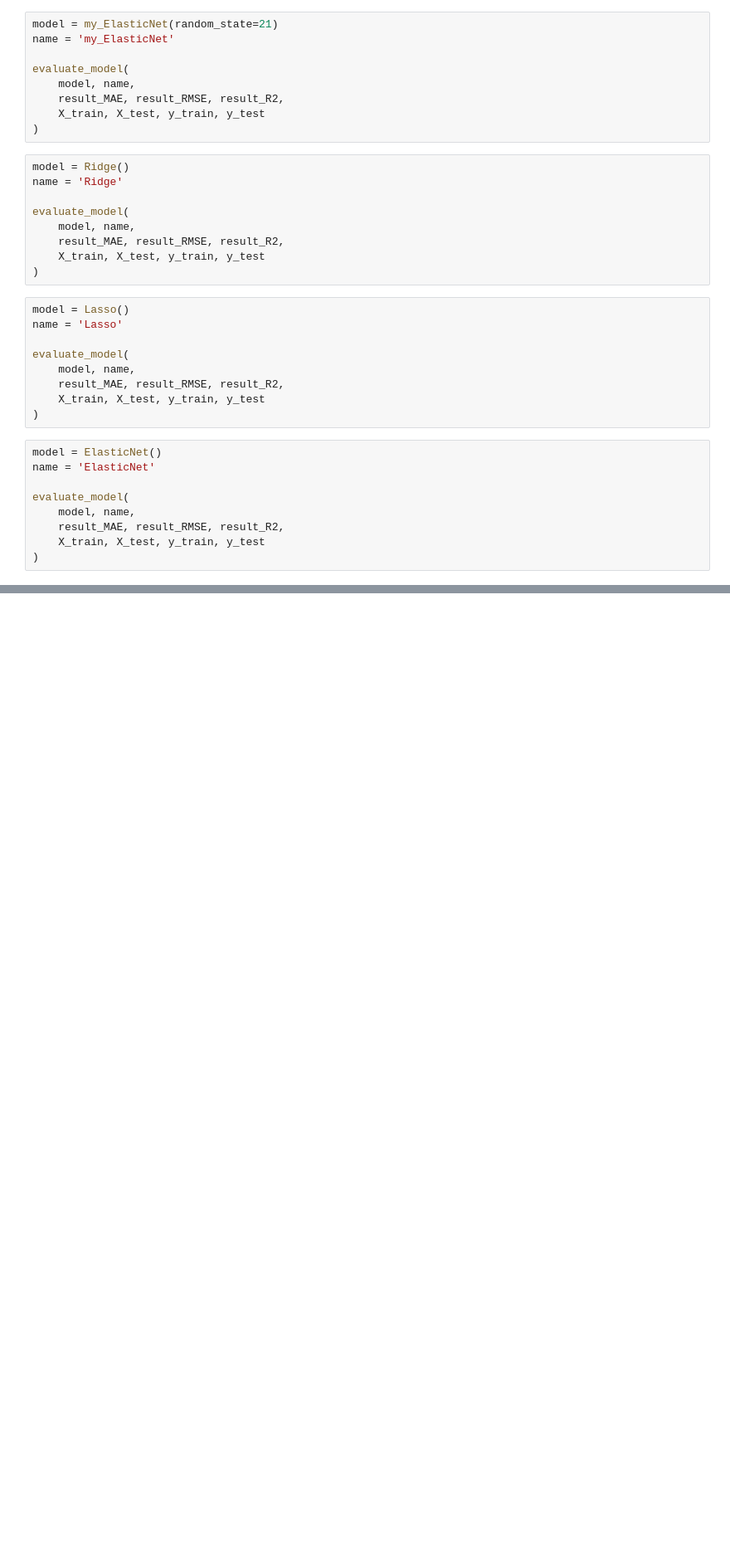
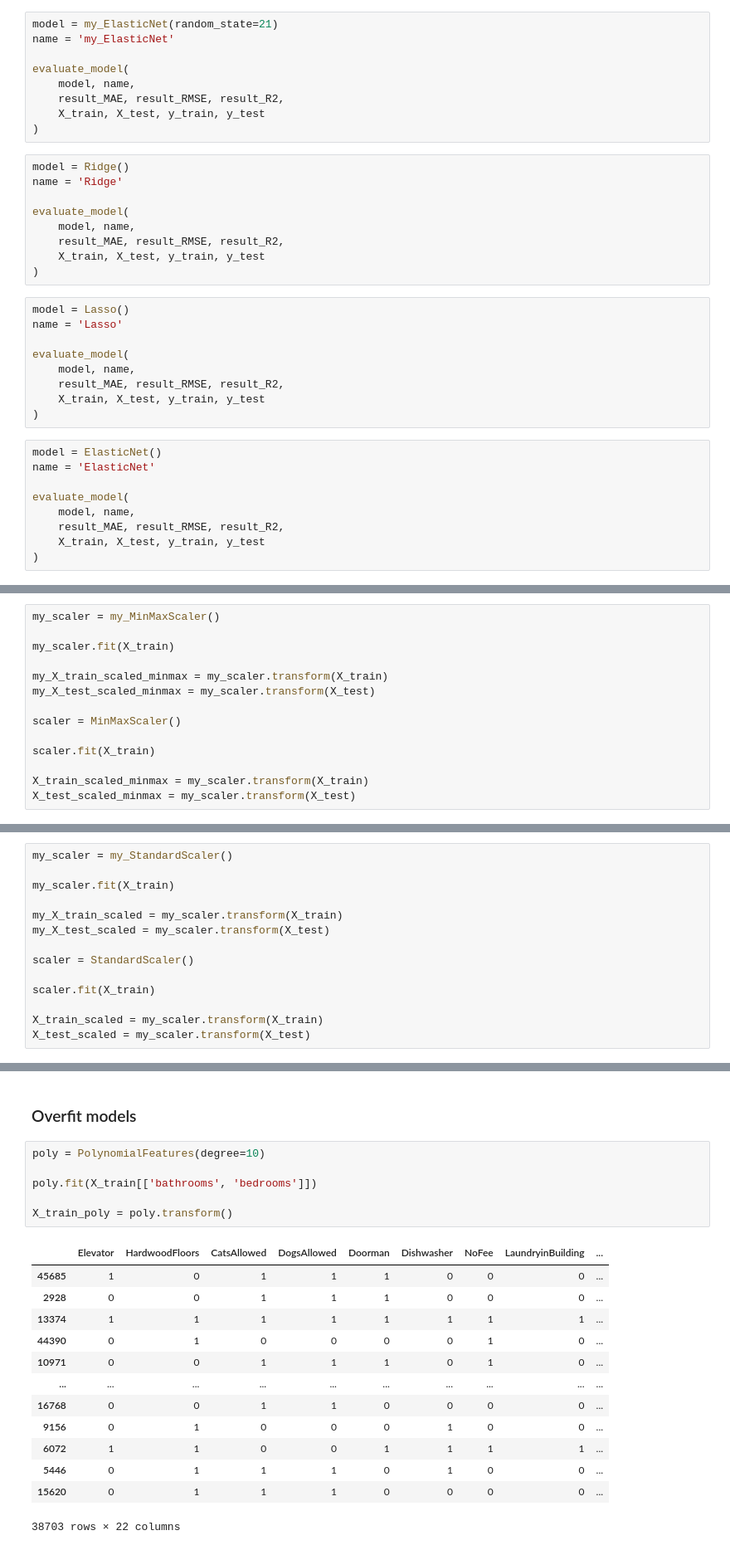
Before and after one commit to apkinalbert/school21_ML2_Supervised_learning, a Jupyter notebook: src/2_ml.ipynb, the cells around one changed output, grey strips where cells are left out. Shown at 83% size. Cells and saved outputs as stored; diff of their text form; blank space fills up the shorter version.

```diff
--- a/src/2_ml.ipynb
+++ b/src/2_ml.ipynb
@@ -292,0 +329,14 @@ result_R2
+# %%
+my_scaler = my_MinMaxScaler()
+
+my_scaler.fit(X_train)
+
+my_X_train_scaled_minmax = my_scaler.transform(X_train)
+my_X_test_scaled_minmax = my_scaler.transform(X_test)
+
+scaler = MinMaxScaler()
+
+scaler.fit(X_train)
+
+X_train_scaled_minmax = my_scaler.transform(X_train)
+X_test_scaled_minmax = my_scaler.transform(X_test)
@@ -292,0 +373,14 @@ result_R2
+# %%
+my_scaler = my_StandardScaler()
+
+my_scaler.fit(X_train)
+
+my_X_train_scaled = my_scaler.transform(X_train)
+my_X_test_scaled = my_scaler.transform(X_test)
+
+scaler = StandardScaler()
+
+scaler.fit(X_train)
+
+X_train_scaled = my_scaler.transform(X_train)
+X_test_scaled = my_scaler.transform(X_test)
@@ -292,0 +490,22 @@ result_R2
+# %% [markdown]
+### Overfit models
+# %%
+poly = PolynomialFeatures(degree=10)
+
+poly.fit(X_train[['bathrooms', 'bedrooms']])
+
+X_train_poly = poly.transform()
+# %% [output]
+|  | Elevator | HardwoodFloors | CatsAllowed | DogsAllowed | Doorman | Dishwasher | NoFee | LaundryinBuilding | ... |
+| 45685 | 1 | 0 | 1 | 1 | 1 | 0 | 0 | 0 | ... |
+| 2928 | 0 | 0 | 1 | 1 | 1 | 0 | 0 | 0 | ... |
+| 13374 | 1 | 1 | 1 | 1 | 1 | 1 | 1 | 1 | ... |
+| 44390 | 0 | 1 | 0 | 0 | 0 | 0 | 1 | 0 | ... |
+| 10971 | 0 | 0 | 1 | 1 | 1 | 0 | 1 | 0 | ... |
+| ... | ... | ... | ... | ... | ... | ... | ... | ... | ... |
+| 16768 | 0 | 0 | 1 | 1 | 0 | 0 | 0 | 0 | ... |
+| 9156 | 0 | 1 | 0 | 0 | 0 | 1 | 0 | 0 | ... |
+| 6072 | 1 | 1 | 0 | 0 | 1 | 1 | 1 | 1 | ... |
+| 5446 | 0 | 1 | 1 | 1 | 0 | 1 | 0 | 0 | ... |
+| 15620 | 0 | 1 | 1 | 1 | 0 | 0 | 0 | 0 | ... |
+38703 rows × 22 columns
```
Also changed, not shown: parts of 16 cells of this notebook, 1 other file.
